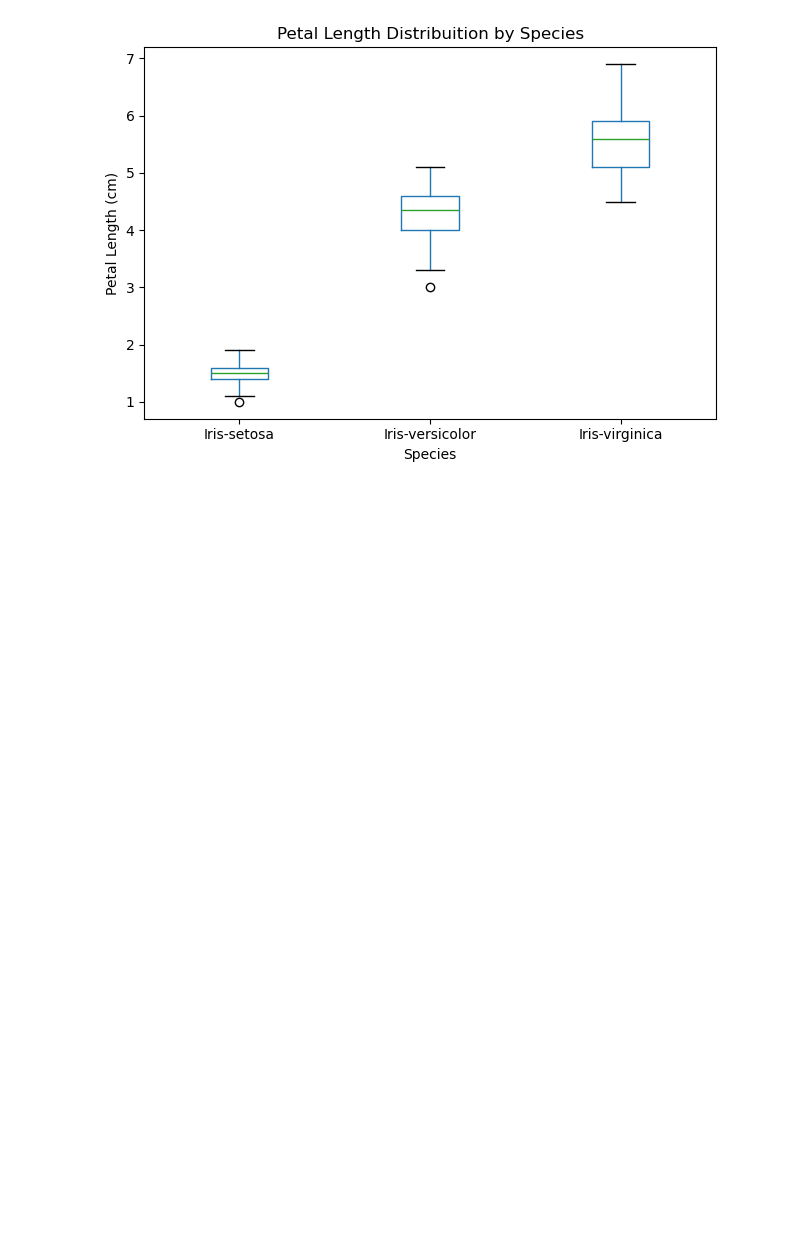
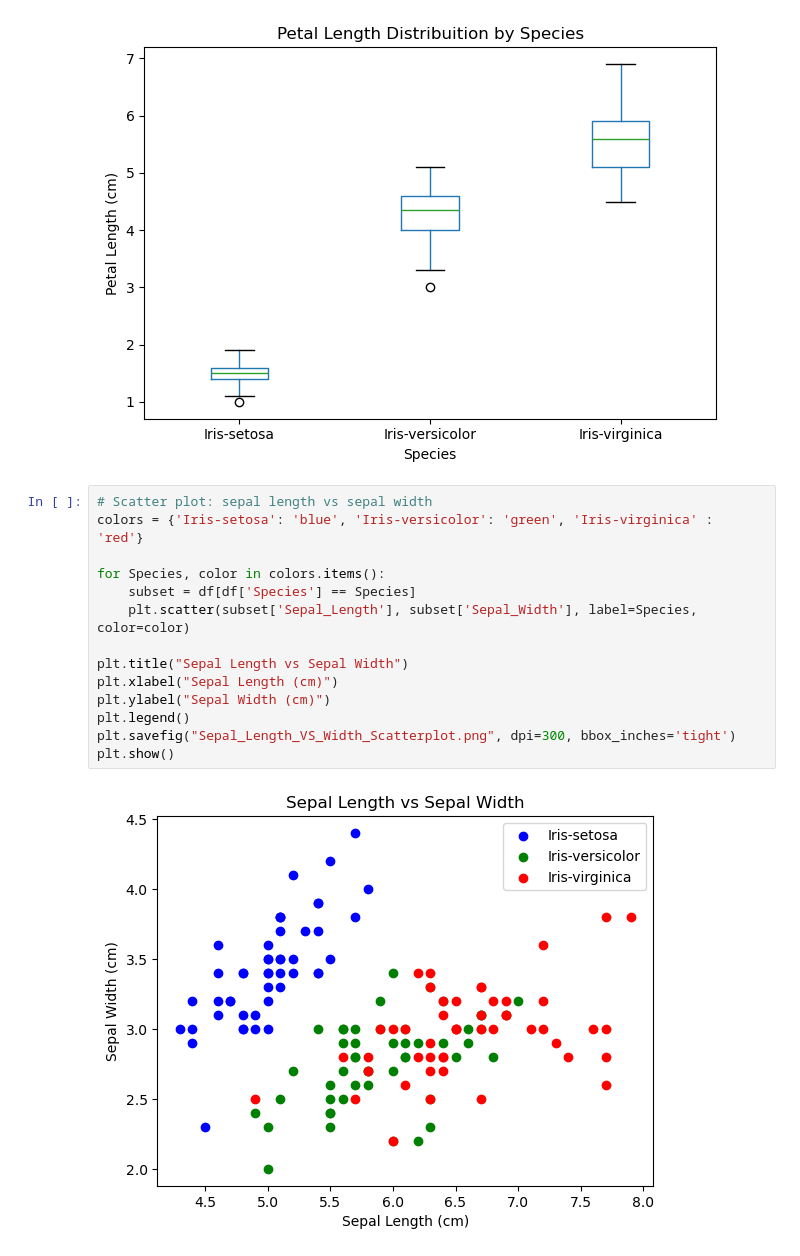
Before and after one commit to MashfikaJahan/iris_dataset_group3, a Jupyter notebook: iris_notebook.ipynb, the cells around one changed output. Cells and saved outputs as stored; diff of their text form; blank space fills up the shorter version.

Commit message:
Finished Phase 4
Added scatter plot and created iris_classes.csv

```diff
--- a/iris_notebook.ipynb
+++ b/iris_notebook.ipynb
@@ -299,3 +299,19 @@ plt.show()
 # %% [output]
 <Figure size 600x400 with 0 Axes>
 [figure]
+# %%
+# Scatter plot: sepal length vs sepal width
+colors = {'Iris-setosa': 'blue', 'Iris-versicolor': 'green', 'Iris-virginica' : 'red'}
+
+for Species, color in colors.items():
+    subset = df[df['Species'] == Species]
+    plt.scatter(subset['Sepal_Length'], subset['Sepal_Width'], label=Species, color=color)
+
+plt.title("Sepal Length vs Sepal Width")
+plt.xlabel("Sepal Length (cm)")
+plt.ylabel("Sepal Width (cm)")
+plt.legend()
+plt.savefig("Sepal_Length_VS_Width_Scatterplot.png", dpi=300, bbox_inches='tight')
+plt.show()
+# %% [output]
+[figure, added]
```
Also changed, not shown: parts of 6 cells of this notebook, 5 other files.
